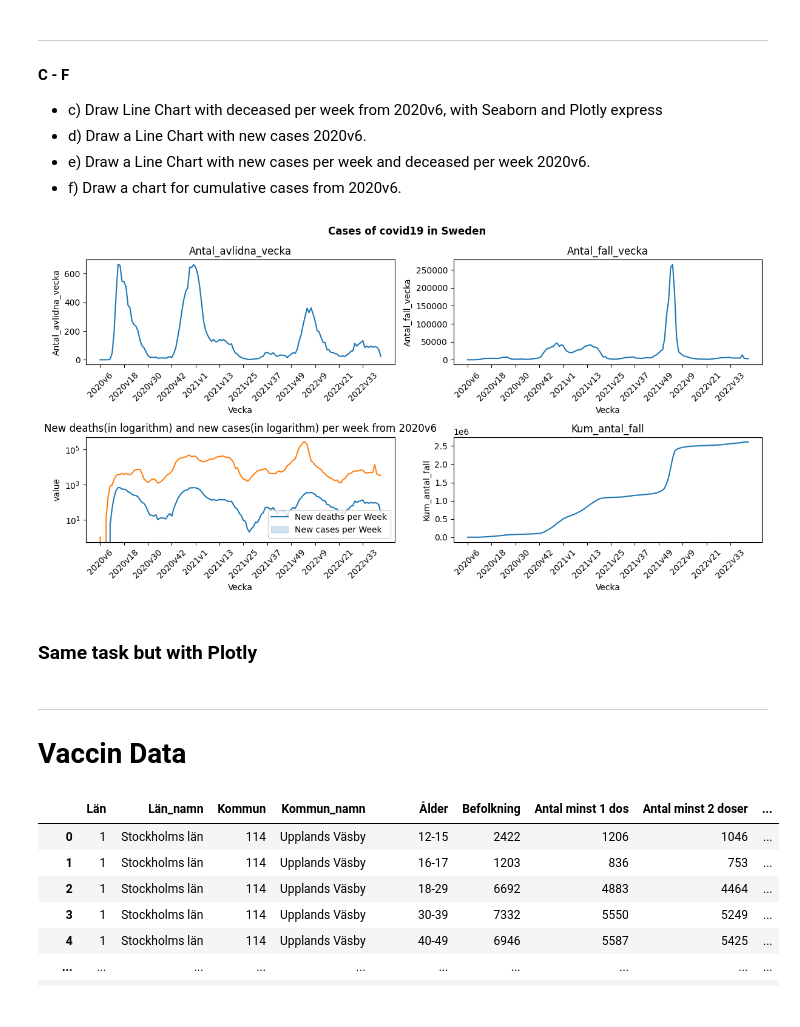
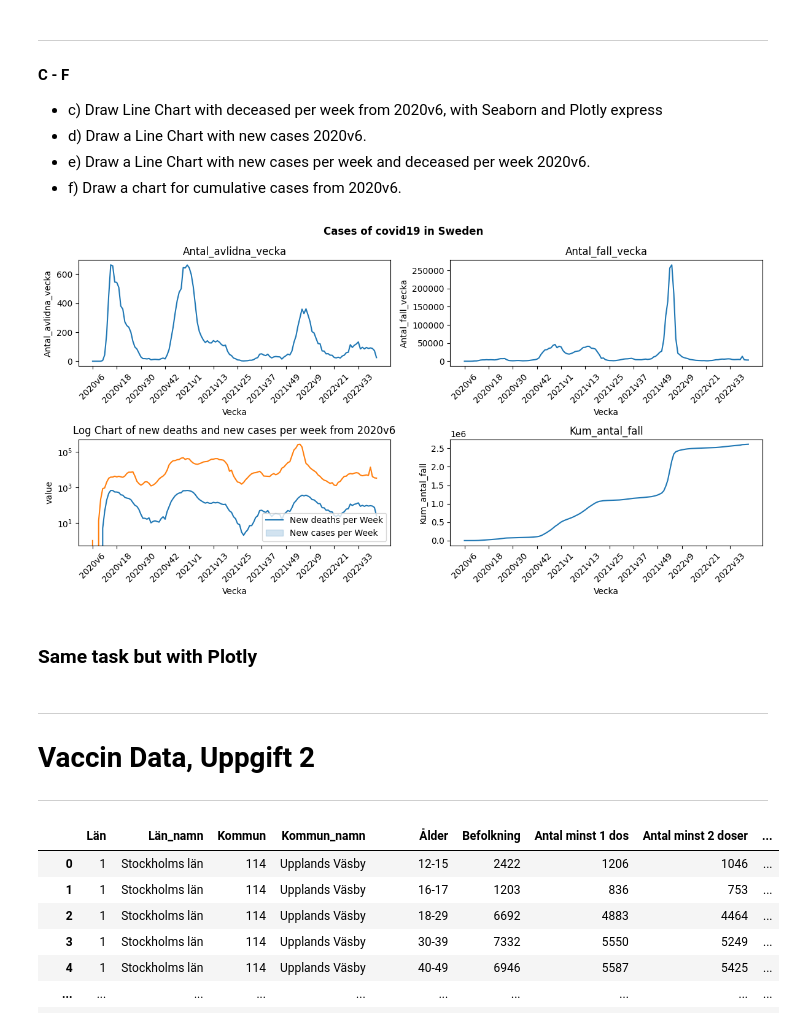
Before and after one commit to smlatic/Databehandling-Edin-Smlatic, a Jupyter notebook: Lab/Lab1-Covid/lab-Covid.ipynb, the cells around one changed output. Drawn from its saved outputs; the diff is of its cells as text; code cells hidden in the pictures.

Commit message:
finished 1-2, covid lab

```diff
--- a/Lab/Lab1-Covid/lab-Covid.ipynb
+++ b/Lab/Lab1-Covid/lab-Covid.ipynb
@@ -82,27 +82,27 @@ veckodata.head()
 # %%
 import seaborn as sns
 import matplotlib.pyplot as plt
 
 fig, axes = plt.subplots(2,2, dpi=100, figsize=(12,6))
 
 y_variables = ["Antal_avlidna_vecka","Antal_fall_vecka", "Antal_avlidna_vecka", "Kum_antal_fall"]
 
 for ax, y_variable in zip(axes.flatten(), y_variables):
     sns.lineplot(data=veckodata, x="Vecka", y=y_variable, ax=ax)
     ax.set(title=f"{y_variable}", ylabel=f"{y_variable}", xticks=veckodata["Vecka"][::12])
     ax.tick_params(axis = "x", rotation = 45)
     plt.grid()
 
 sns.lineplot(data=veckodata, x="Vecka", y=y_variables[1], ax=axes[1,0])
-axes[1,0].set(title="New deaths(in logarithm) and new cases(in logarithm) per week from 2020v6", ylabel="value", xticks=veckodata["Vecka"][::12])
+axes[1,0].set(title="Log Chart of new deaths and new cases per week from 2020v6", ylabel="value", xticks=veckodata["Vecka"][::12])
 axes[1,0].set_yscale("log")
 axes[1,0].legend(labels=["New deaths per Week", "New cases per Week"])
 
 fig.tight_layout()
 fig.suptitle("Cases of covid19 in Sweden", y=1.03, fontweight="bold")
-plt.savefig("Output/covid19_sweden.png", facecolor="white")
+plt.savefig("Visualiseringar/covid19_sweden.png", facecolor="white")
 # %% [output]
-[figure, old version]
+[figure, new version]
 # %% [markdown]
 ### Same task but with Plotly
 # %%
@@ -134,7 +134,9 @@ for y_variable in y_variables:
 px_line(y=["Antal_avlidna_vecka", "Antal_fall_vecka"], log_y=True, title="New deaths(in logarithm) and new cases(in logarithm) per week from 2020v6")
 # %% [markdown]
 ---------------------
-# Vaccin Data
+# Vaccin Data, Uppgift 2
+
+------------------------
 # %%
 import pandas as pd
 # %%
```
Also changed, not shown: parts of 2 cells of this notebook, 6 other files.
